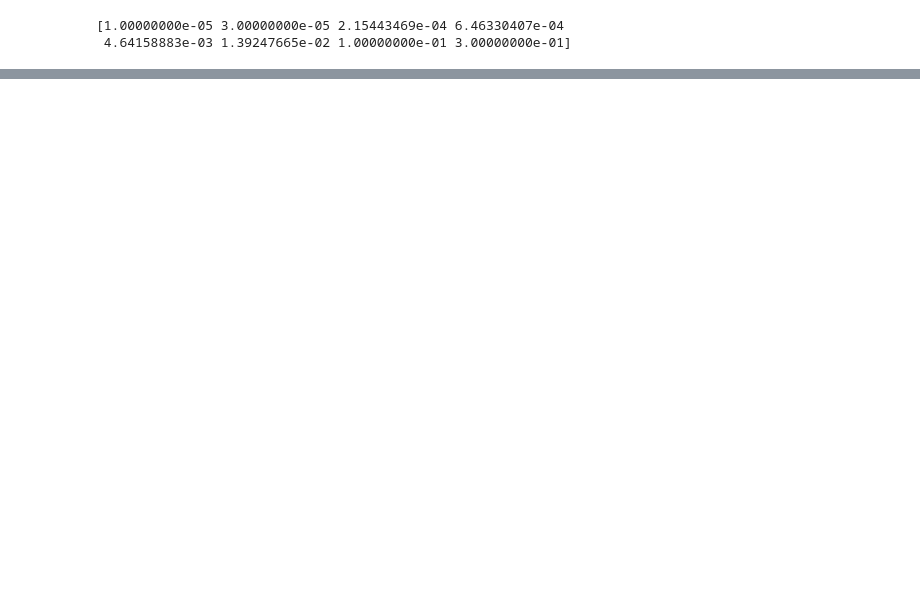
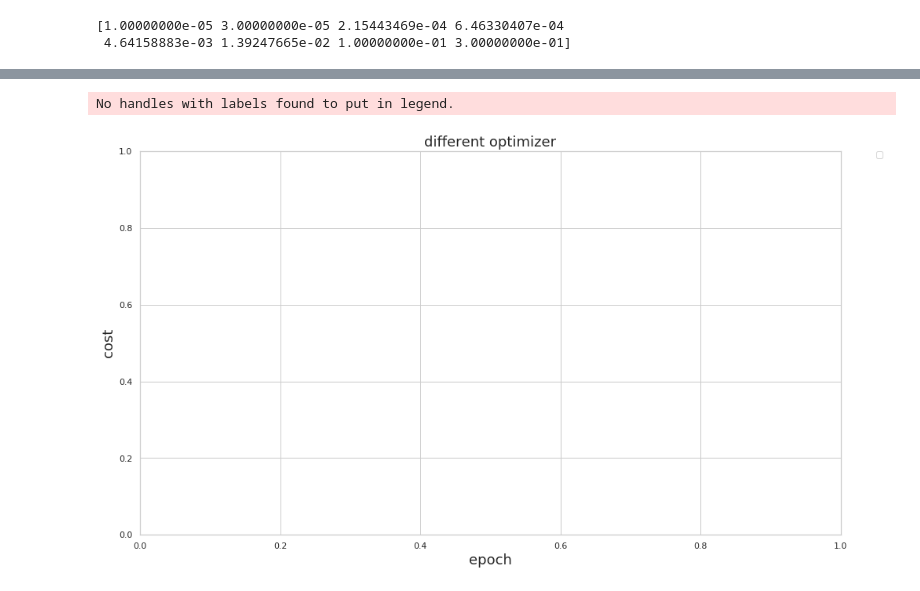
Before and after one commit to xiaochengJF/MachineLearning, a Jupyter notebook: 1、Linear_Regresion.ipynb, the cells around one changed output, grey strips where cells are left out. Saved outputs shown, nothing was run; the diff lists cells and outputs as text; code cells hidden in the pictures; blank space fills up the shorter version.

```diff
--- a/1、Linear_Regresion.ipynb
+++ b/1、Linear_Regresion.ipynb
@@ -296,11 +344,15 @@ NameError: ignored
 # %%
 fig, ax = plt.subplots(figsize = (16, 9))
 
 for res in results:
     loss_data = res['loss']
+    ax.plot(np.arange(len(loss_data)), loss_data, label=res['name'])
 
 ax.set_xlabel('epoch', fontsize = 18)
 ax.set_ylabel('cost', fontsize = 18)
 ax.legend(bbox_to_anchor = (1.05, 1), loc = 2, borderaxespad = 0.)
 ax.set_title('different optimizer', fontsize = 18)
 plt.show()
+# %% [output]
+No handles with labels found to put in legend.
+[figure, added]
```
Also changed, not shown: parts of 28 cells of this notebook.
